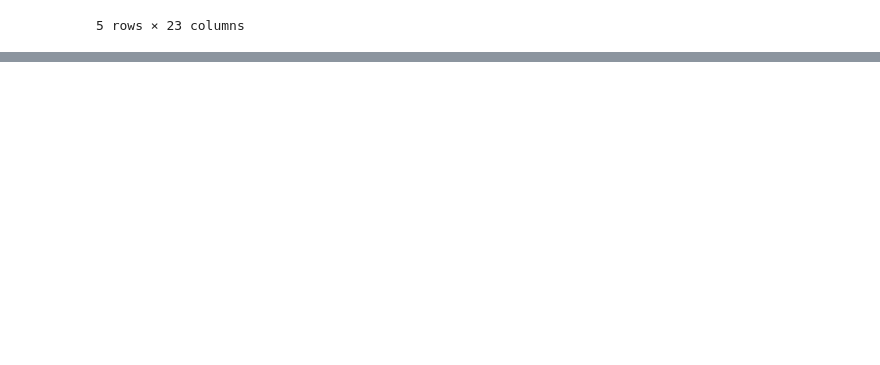
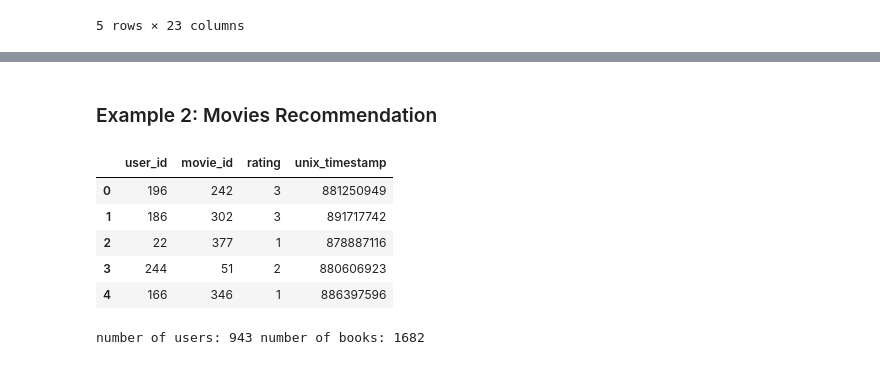
Before and after one commit to eacunafer/Data-Mining-Machine-Learning-subgraduado-, a Jupyter notebook: notebooks/deeprecomend2022.ipynb, the cells around one changed output, grey strips where cells are left out. Cells and saved outputs as stored; diff of their text form; code cells hidden in the pictures; blank space fills up the shorter version.

```diff
--- a/notebooks/deeprecomend2022.ipynb
+++ b/notebooks/deeprecomend2022.ipynb
@@ -176,3 +178,18 @@ print(books[books['id'].isin(recommended_book_ids)])
 9516  https://images.gr-assets.com/books/1309282509s...
 
 [5 rows x 23 columns]
+# %% [markdown]
+### Example 2: Movies Recommendation
+# %%
+#Reading ratings file:
+r_cols = ['user_id', 'movie_id', 'rating', 'unix_timestamp']
+url='https://files.grouplens.org/datasets/movielens/ml-100k/u.data'
+ratings = pd.read_csv(url, sep='\t', names=r_cols,encoding='latin-1')
+ratings.head()
+# %% [output]
+|  | user_id | movie_id | rating | unix_timestamp |
+| 0 | 196 | 242 | 3 | 881250949 |
+| 1 | 186 | 302 | 3 | 891717742 |
+| 2 | 22 | 377 | 1 | 878887116 |
+| 3 | 244 | 51 | 2 | 880606923 |
+| 4 | 166 | 346 | 1 | 886397596 |
@@ -178,0 +198,7 @@ print(books[books['id'].isin(recommended_book_ids)])
+# %%
+train, test = train_test_split(dataset, test_size=0.2, random_state=42)
+n_users = len(dataset.user_id.unique())
+n_movies = len(dataset.movie_id.unique())
+print('number of users:',n_users,"number of books:",n_movies)
+# %% [output]
+number of users: 943 number of books: 1682
```
Also changed, not shown: parts of 19 cells of this notebook.
